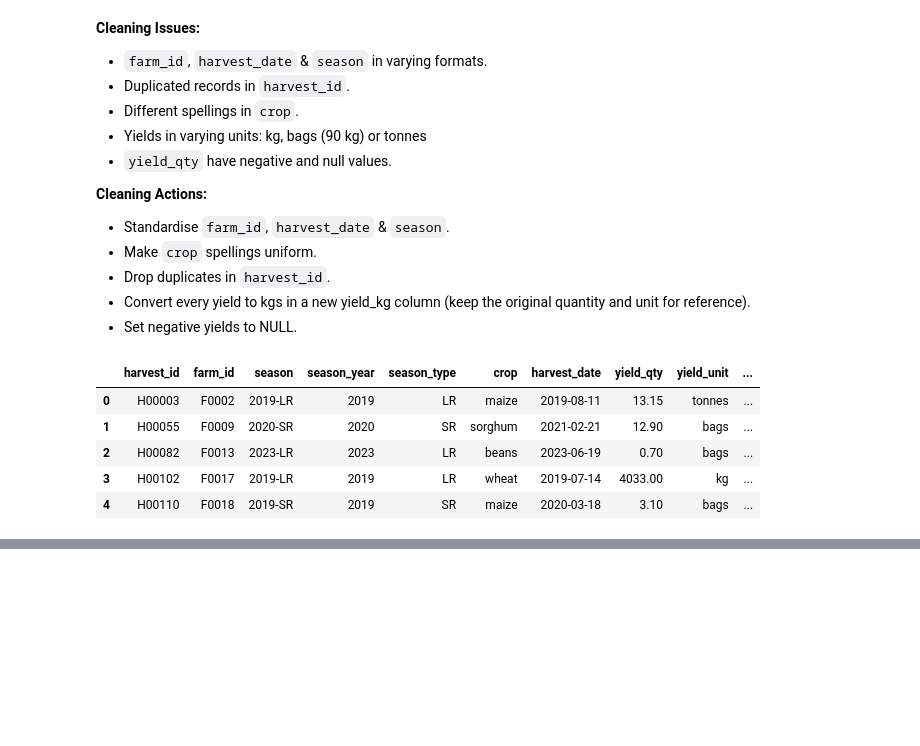
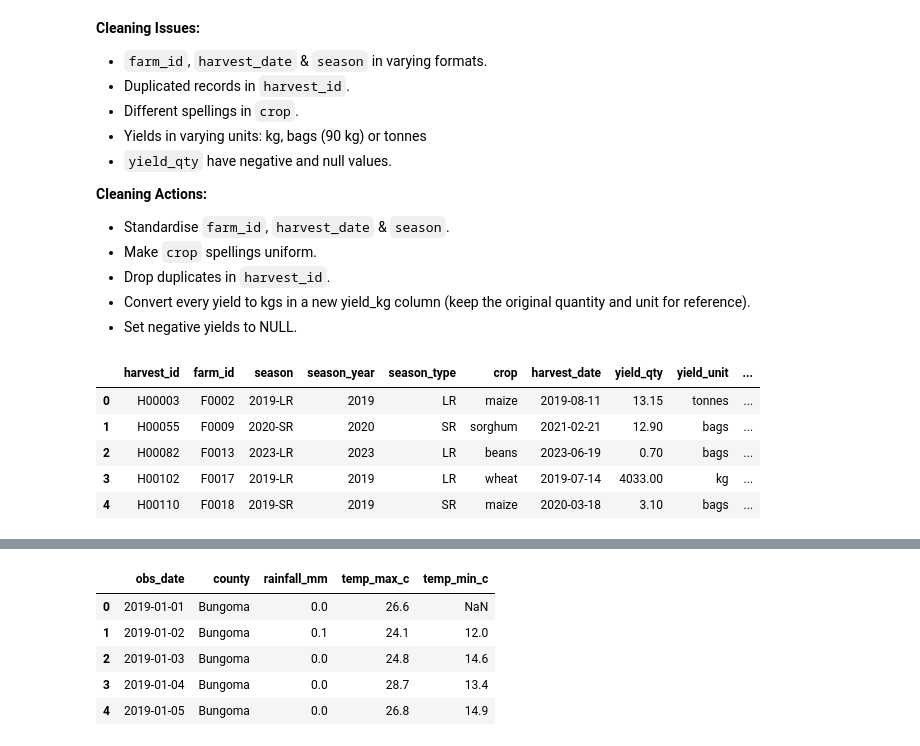
Before and after one commit to edi-kanyua/Predictive-Modeling-in-Agriculture, a Jupyter notebook: Agriculture_ELT.ipynb, the cells around one changed output, grey strips where cells are left out. Saved outputs shown, nothing was run; the diff lists cells and outputs as text; code cells hidden in the pictures; blank space fills up the shorter version.

Commit message:
Staging completed and committed.

```diff
--- a/Agriculture_ELT.ipynb
+++ b/Agriculture_ELT.ipynb
@@ -877,0 +915,40 @@ conn.sql("SELECT * FROM staging.harvests LIMIT 5").df()
+# %%
+# Clean & transform ops
+conn.sql("""
+    CREATE OR REPLACE TABLE staging.weather AS
+    WITH cleaned AS (
+        SELECT
+            parse_date(r."date") AS obs_date,
+            clean_county(r.county) AS county,
+            CASE WHEN lower(trim(r.rainfall_mm)) = 'trace' THEN 0.1
+                 WHEN TRY_CAST(r.rainfall_mm AS DOUBLE) < 0 THEN NULL
+                 ELSE TRY_CAST(r.rainfall_mm AS DOUBLE) END AS rainfall_mm,
+            CASE WHEN TRY_CAST(r.temp_max_c AS DOUBLE) BETWEEN -5 AND 50
+                 THEN TRY_CAST(r.temp_max_c AS DOUBLE) END AS tmax,
+            CASE WHEN TRY_CAST(r.temp_min_c AS DOUBLE) BETWEEN -5 AND 50
+                 THEN TRY_CAST(r.temp_min_c AS DOUBLE) END AS tmin,
+            r.rowid AS _row
+        FROM raw.weather r
+    ),
+    ranked AS (
+        SELECT *, ROW_NUMBER() OVER (PARTITION BY obs_date, county ORDER BY _row) AS rn
+        FROM cleaned
+    )
+    SELECT
+        obs_date,
+        county,
+        rainfall_mm,
+        CASE WHEN tmax < tmin THEN tmin ELSE tmax END AS temp_max_c,   -- swap min & max temp if reversed
+        CASE WHEN tmax < tmin THEN tmax ELSE tmin END AS temp_min_c
+    FROM ranked
+    WHERE rn = 1
+""")
+
+conn.sql("SELECT * FROM staging.weather ORDER BY county, obs_date LIMIT 5").df()
+# %% [output]
+|  | obs_date | county | rainfall_mm | temp_max_c | temp_min_c |
+| 0 | 2019-01-01 | Bungoma | 0.0 | 26.6 | NaN |
+| 1 | 2019-01-02 | Bungoma | 0.1 | 24.1 | 12.0 |
+| 2 | 2019-01-03 | Bungoma | 0.0 | 24.8 | 14.6 |
+| 3 | 2019-01-04 | Bungoma | 0.0 | 28.7 | 13.4 |
+| 4 | 2019-01-05 | Bungoma | 0.0 | 26.8 | 14.9 |
```
Also changed, not shown: parts of 9 cells of this notebook.
